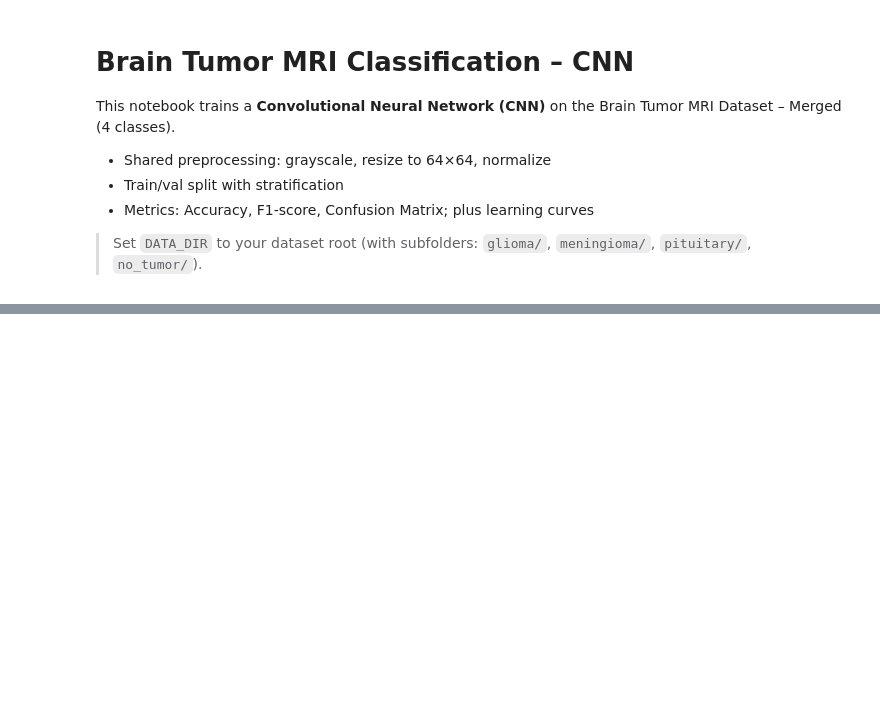
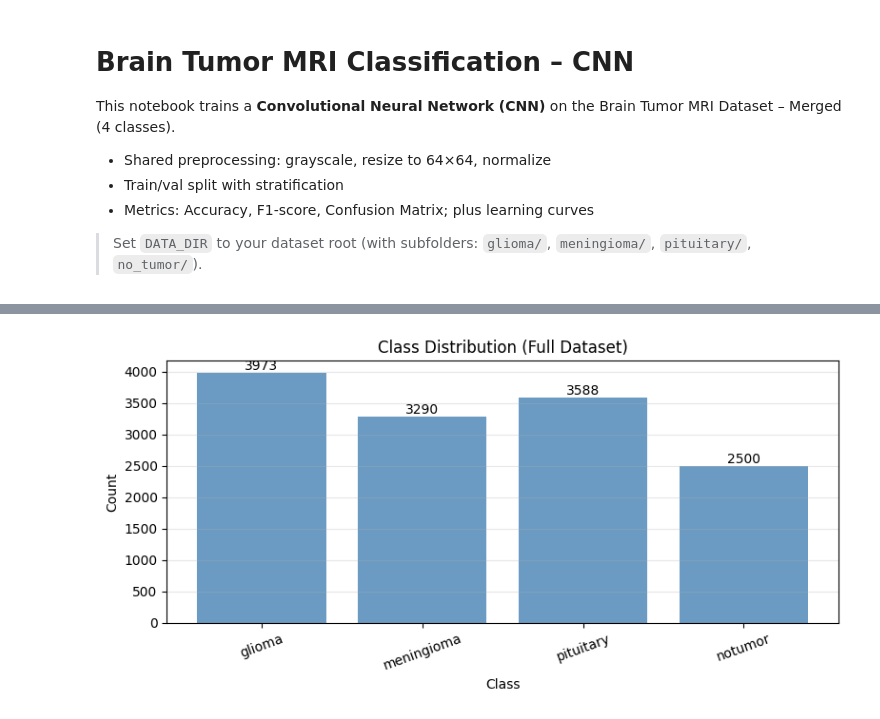
Before and after one commit to dilrukshax/household-load-clusters-eld, a Jupyter notebook: notebooks/cnn_brain_tumor_classification.ipynb, the cells around one changed output, grey strips where cells are left out. Drawn from its saved outputs; the diff is of its cells as text; code cells hidden in the pictures; blank space fills up the shorter version.

```diff
--- a/notebooks/cnn_brain_tumor_classification.ipynb
+++ b/notebooks/cnn_brain_tumor_classification.ipynb
@@ -94,0 +152,97 @@ Train: 10680  Val: 2671
+# %%
+# Dataset visuals
+from collections import Counter
+
+# 1. Bar chart of class counts
+cnt = Counter(labels)
+plt.figure(figsize=(8, 4))
+bars = plt.bar(range(len(classes)), [cnt[i] for i in range(len(classes))], color='steelblue', alpha=0.8)
+plt.xticks(range(len(classes)), classes, rotation=20)
+plt.xlabel("Class")
+plt.ylabel("Count")
+plt.title("Class Distribution (Full Dataset)")
+plt.grid(axis='y', alpha=0.3)
+# Add count labels on bars
+for i, bar in enumerate(bars):
+    height = bar.get_height()
+    plt.text(bar.get_x() + bar.get_width()/2., height,
+             f'{int(height)}',
+             ha='center', va='bottom', fontsize=10)
+plt.tight_layout()
+plt.show()
+
+# 2. 4×8 grid of random images (2 per class, shuffled)
+n_per_class = 8
+samples_per_class = []
+
+# Collect 8 random samples per class
+for class_idx in range(len(classes)):
+    class_indices = [i for i, lbl in enumerate(labels) if lbl == class_idx]
+    random.seed(SEED)
+    selected = random.sample(class_indices, min(n_per_class, len(class_indices)))
+    samples_per_class.extend([(image_paths[i], labels[i]) for i in selected])
+
+# Shuffle the collected samples
+random.seed(SEED)
+random.shuffle(samples_per_class)
+
+# Display in 4×8 grid
+fig, axes = plt.subplots(4, 8, figsize=(16, 8))
+axes = axes.flatten()
+
+for idx, (img_path, lbl) in enumerate(samples_per_class[:32]):  # 4×8 = 32 images
+    try:
+        img = Image.open(img_path).convert('L')
+        axes[idx].imshow(img, cmap='gray')
+        axes[idx].set_title(classes[lbl], fontsize=9, pad=2)
+        axes[idx].axis('off')
+    except Exception as e:
+        axes[idx].text(0.5, 0.5, 'Error', ha='center', va='center')
+        axes[idx].axis('off')
+
+# Hide any unused subplots
+for idx in range(len(samples_per_class), 32):
+    axes[idx].axis('off')
+
+plt.suptitle("Random Sample Grid (8 per class, shuffled)", fontsize=14, y=0.995)
+plt.tight_layout()
+plt.show()
+
+# 3. Image size distribution (before resizing)
+widths = [sz[0] for sz in image_sizes if sz[0] > 0]
+heights = [sz[1] for sz in image_sizes if sz[1] > 0]
+
+fig, axes = plt.subplots(1, 3, figsize=(15, 4))
+
+# Width distribution
+axes[0].hist(widths, bins=30, color='steelblue', alpha=0.7, edgecolor='black')
+axes[0].set_xlabel('Width (pixels)')
+axes[0].set_ylabel('Frequency')
+axes[0].set_title(f'Original Image Width Distribution\n(Mean: {np.mean(widths):.1f}, Median: {np.median(widths):.1f})')
+axes[0].grid(axis='y', alpha=0.3)
+
+# Height distribution
+axes[1].hist(heights, bins=30, color='coral', alpha=0.7, edgecolor='black')
+axes[1].set_xlabel('Height (pixels)')
+axes[1].set_ylabel('Frequency')
+axes[1].set_title(f'Original Image Height Distribution\n(Mean: {np.mean(heights):.1f}, Median: {np.median(heights):.1f})')
+axes[1].grid(axis='y', alpha=0.3)
+
+# Scatter plot of width vs height
+axes[2].scatter(widths, heights, alpha=0.3, s=10, c='green')
+axes[2].set_xlabel('Width (pixels)')
+axes[2].set_ylabel('Height (pixels)')
+axes[2].set_title('Image Dimensions Scatter Plot')
+axes[2].grid(True, alpha=0.3)
+axes[2].axline((0, 0), slope=1, color='red', linestyle='--', linewidth=1, label='Square (w=h)')
+axes[2].legend()
+
+plt.tight_layout()
+plt.show()
+
+print(f"\nOriginal image size statistics:")
+print(f"  Width:  min={min(widths)}, max={max(widths)}, mean={np.mean(widths):.1f}")
+print(f"  Height: min={min(heights)}, max={max(heights)}, mean={np.mean(heights):.1f}")
+print(f"  Target resize: {IMG_SIZE}")
+# %% [output]
+[figure, added]
```
Also changed, not shown: parts of 15 cells of this notebook, 9 other files.
